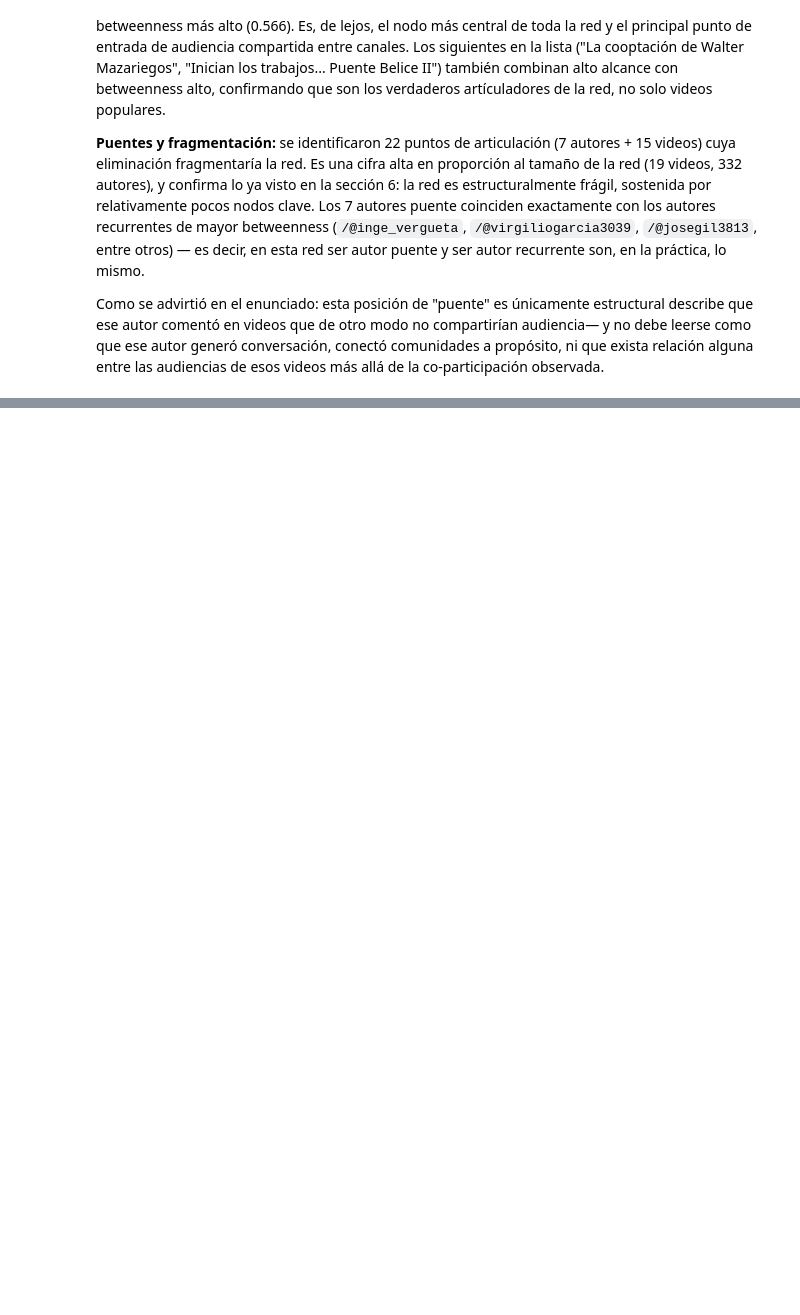
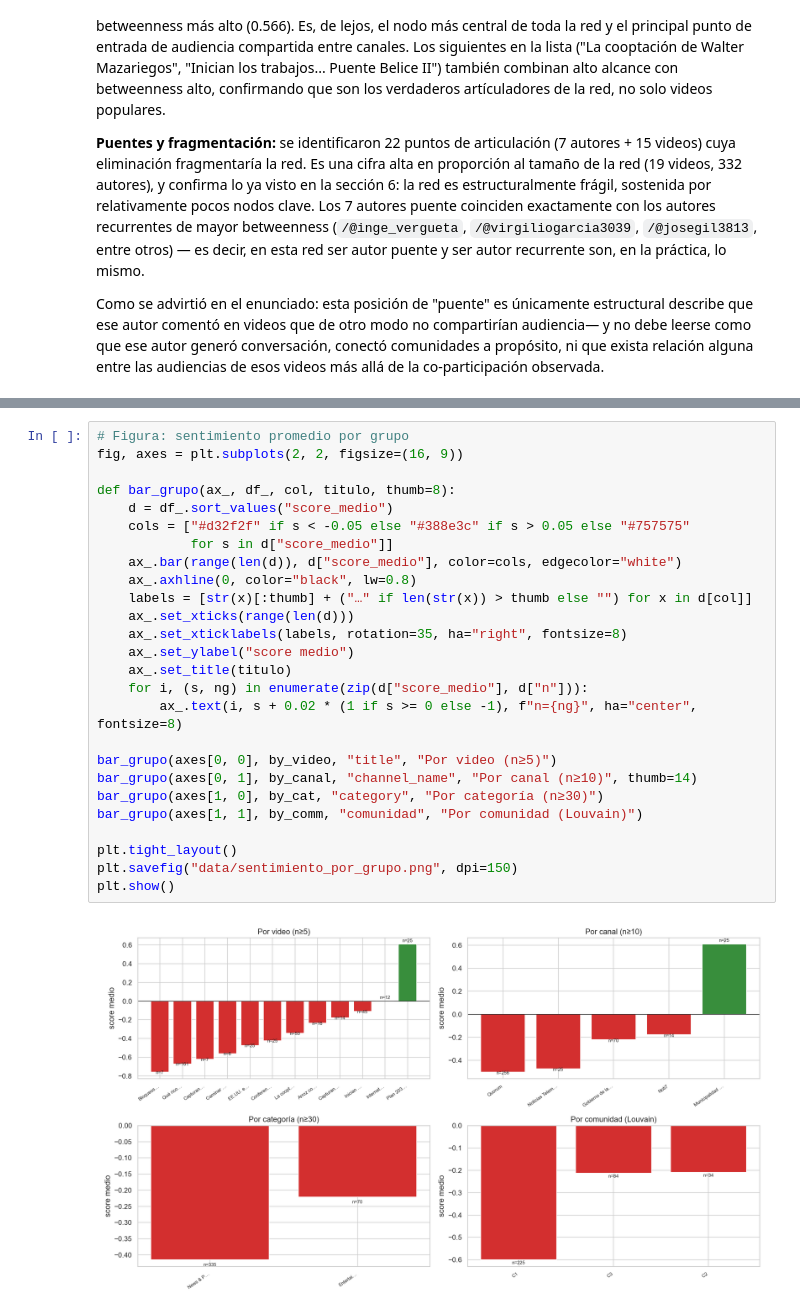
Before and after one commit to Ikeel04/Labs-DS, a Jupyter notebook: Lab6/Laboratorio6.ipynb, the cells around one changed output, grey strips where cells are left out. Saved outputs shown, nothing was run; the diff lists cells and outputs as text; blank space fills up the shorter version.

```diff
--- a/Lab6/Laboratorio6.ipynb
+++ b/Lab6/Laboratorio6.ipynb
@@ -2582,0 +2788,28 @@ de la co-participación observada.
+# %%
+# Figura: sentimiento promedio por grupo
+fig, axes = plt.subplots(2, 2, figsize=(16, 9))
+
+def bar_grupo(ax_, df_, col, titulo, thumb=8):
+    d = df_.sort_values("score_medio")
+    cols = ["#d32f2f" if s < -0.05 else "#388e3c" if s > 0.05 else "#757575"
+            for s in d["score_medio"]]
+    ax_.bar(range(len(d)), d["score_medio"], color=cols, edgecolor="white")
+    ax_.axhline(0, color="black", lw=0.8)
+    labels = [str(x)[:thumb] + ("…" if len(str(x)) > thumb else "") for x in d[col]]
+    ax_.set_xticks(range(len(d)))
+    ax_.set_xticklabels(labels, rotation=35, ha="right", fontsize=8)
+    ax_.set_ylabel("score medio")
+    ax_.set_title(titulo)
+    for i, (s, ng) in enumerate(zip(d["score_medio"], d["n"])):
+        ax_.text(i, s + 0.02 * (1 if s >= 0 else -1), f"n={ng}", ha="center", fontsize=8)
+
+bar_grupo(axes[0, 0], by_video, "title", "Por video (n≥5)")
+bar_grupo(axes[0, 1], by_canal, "channel_name", "Por canal (n≥10)", thumb=14)
+bar_grupo(axes[1, 0], by_cat, "category", "Por categoría (n≥30)")
+bar_grupo(axes[1, 1], by_comm, "comunidad", "Por comunidad (Louvain)")
+
+plt.tight_layout()
+plt.savefig("data/sentimiento_por_grupo.png", dpi=150)
+plt.show()
+# %% [output]
+[figure, added]
```
Also changed, not shown: parts of 14 cells of this notebook.
